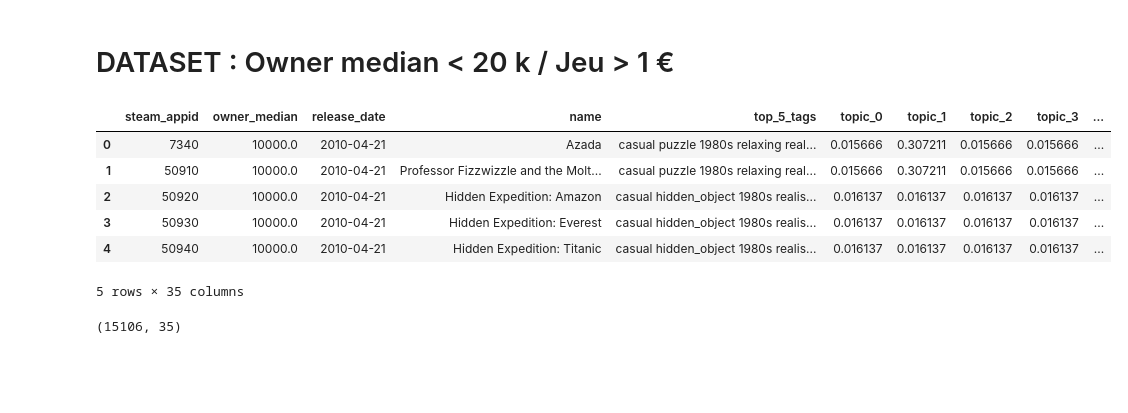
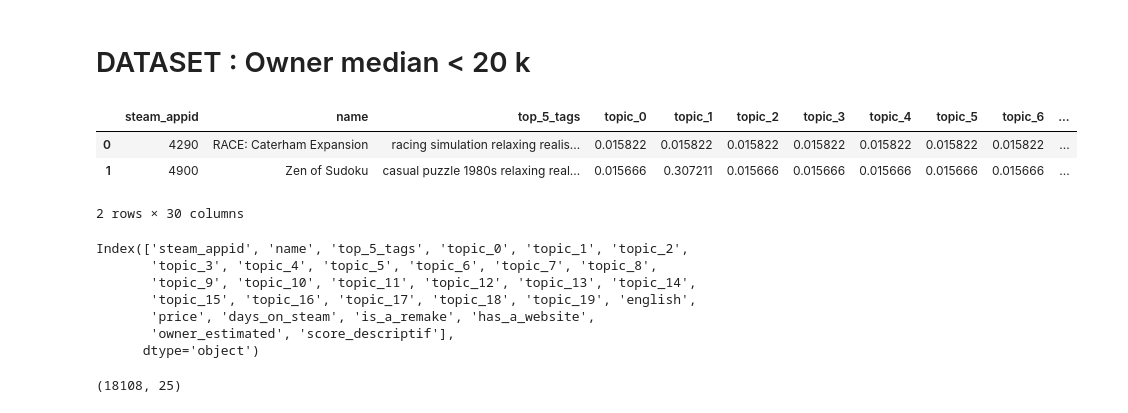
Before and after one commit to Rvanelven/steamator, a Jupyter notebook: notebooks/df_20k.ipynb, the cells around one changed output. Drawn from its saved outputs; the diff is of its cells as text; code cells hidden in the pictures; blank space fills up the shorter version.

```diff
--- a/notebooks/df_20k.ipynb
+++ b/notebooks/df_20k.ipynb
@@ -25,14 +27,21 @@ from sklearn.svm import *
 # %% [markdown]
-# DATASET : Owner median < 20 k / Jeu > 1 €
+# DATASET : Owner median < 20 k
 # %%
-df = pd.read_csv('../raw_data/data_20k.csv')
+df = pd.read_csv('../raw_data/data_final_indé_small.csv')
 # %%
-df.head()
+df.head(2)
 # %% [output]
-|  | steam_appid | owner_median | release_date | name | top_5_tags | topic_0 | topic_1 | topic_2 | topic_3 | ... |
-| 0 | 7340 | 10000.0 | 2010-04-21 | Azada | casual puzzle 1980s relaxing real... | 0.015666 | 0.307211 | 0.015666 | 0.015666 | ... |
-| 1 | 50910 | 10000.0 | 2010-04-21 | Professor Fizzwizzle and the Molt... | casual puzzle 1980s relaxing real... | 0.015666 | 0.307211 | 0.015666 | 0.015666 | ... |
-| 2 | 50920 | 10000.0 | 2010-04-21 | Hidden Expedition: Amazon | casual hidden_object 1980s realis... | 0.016137 | 0.016137 | 0.016137 | 0.016137 | ... |
-| 3 | 50930 | 10000.0 | 2010-04-21 | Hidden Expedition: Everest | casual hidden_object 1980s realis... | 0.016137 | 0.016137 | 0.016137 | 0.016137 | ... |
-| 4 | 50940 | 10000.0 | 2010-04-21 | Hidden Expedition: Titanic | casual hidden_object 1980s realis... | 0.016137 | 0.016137 | 0.016137 | 0.016137 | ... |
+|  | steam_appid | name | top_5_tags | topic_0 | topic_1 | topic_2 | topic_3 | topic_4 | topic_5 | topic_6 | ... |
+| 0 | 4290 | RACE: Caterham Expansion | racing simulation relaxing realis... | 0.015822 | 0.015822 | 0.015822 | 0.015822 | 0.015822 | 0.015822 | 0.015822 | ... |
+| 1 | 4900 | Zen of Sudoku | casual puzzle 1980s relaxing real... | 0.015666 | 0.307211 | 0.015666 | 0.015666 | 0.015666 | 0.015666 | 0.015666 | ... |
-5 rows × 35 columns
+2 rows × 30 columns
+# %%
+df.columns
+# %% [output]
+Index(['steam_appid', 'name', 'top_5_tags', 'topic_0', 'topic_1', 'topic_2',
+       'topic_3', 'topic_4', 'topic_5', 'topic_6', 'topic_7', 'topic_8',
+       'topic_9', 'topic_10', 'topic_11', 'topic_12', 'topic_13', 'topic_14',
+       'topic_15', 'topic_16', 'topic_17', 'topic_18', 'topic_19', 'english',
+       'price', 'days_on_steam', 'is_a_remake', 'has_a_website',
+       'owner_estimated', 'score_descriptif'],
+      dtype='object')
@@ -39,4 +50,6 @@ df.head()
 # %%
-df.shape
+X = df.drop(columns=['steam_appid', 'name', 'top_5_tags','score_descriptif','owner_estimated'])
-# %% [output]
-(15106, 35)
+# %%
+X.shape
+# %% [output]
+(18108, 25)
```
Also changed, not shown: parts of 31 cells of this notebook, 3 other files.
